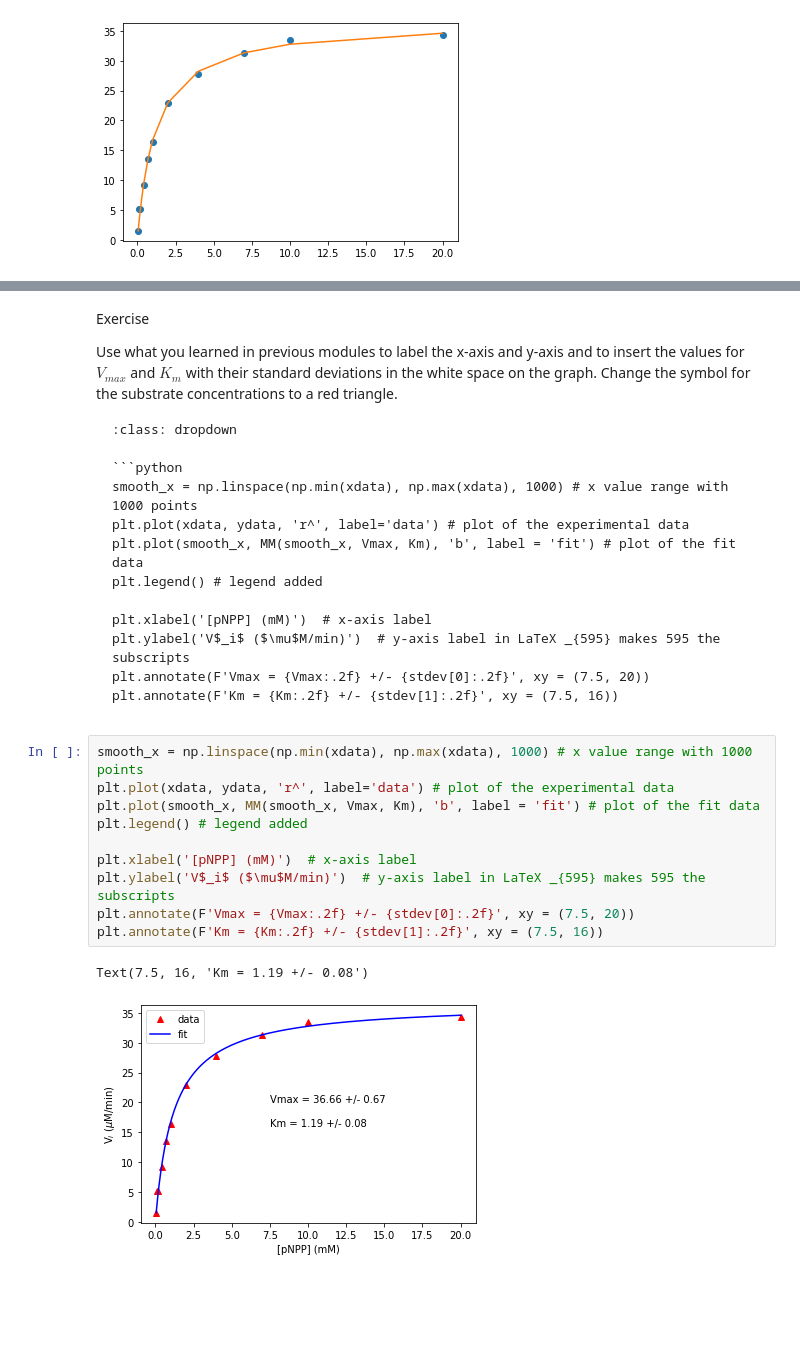
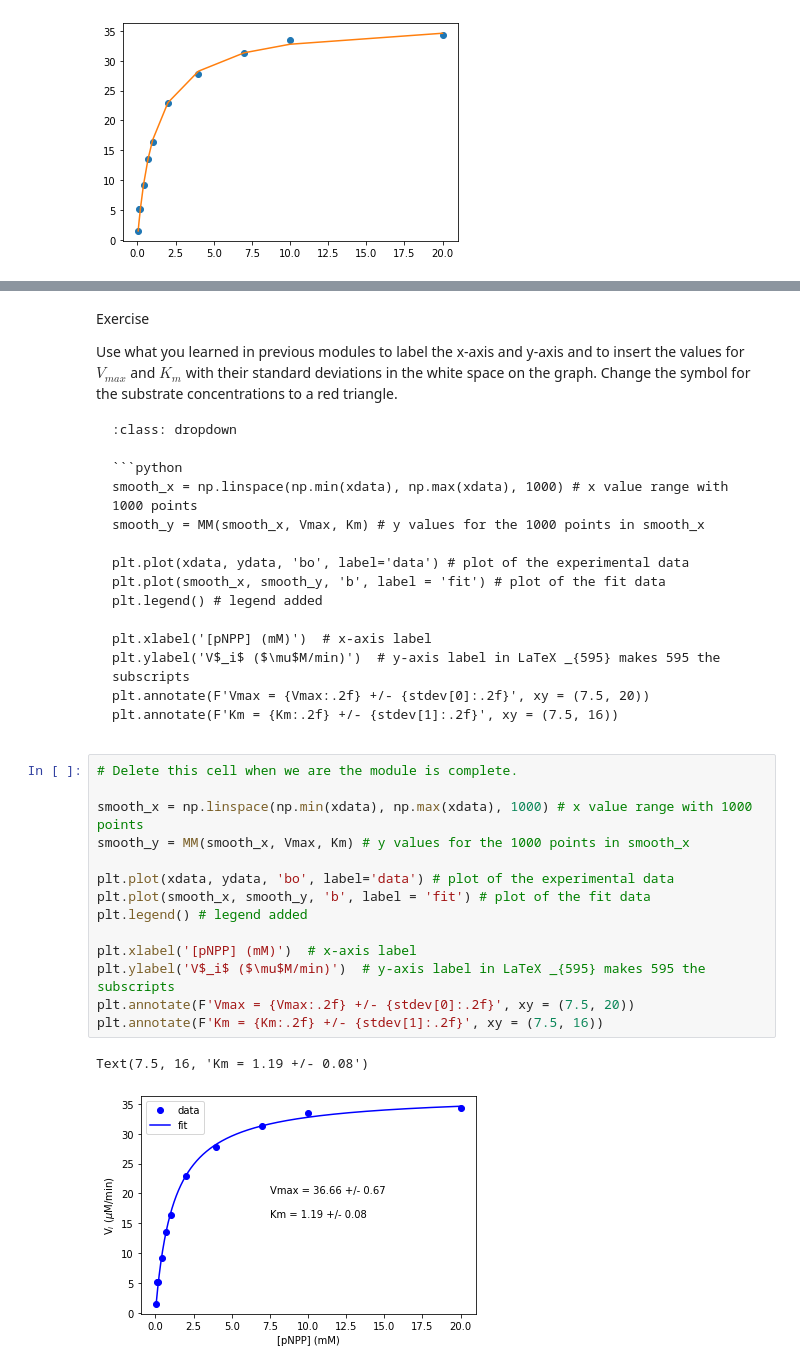
Before and after one commit to MolSSI-Education/python-scripting-biochemistry, a Jupyter notebook: biochemist-python/chapters/Non-Linear Regression Part 2.ipynb, the cells around one changed output, grey strips where cells are left out. Cells and saved outputs as stored; diff of their text form; blank space fills up the shorter version.

````diff
--- a/biochemist-python/chapters/Non-Linear Regression Part 2.ipynb
+++ b/biochemist-python/chapters/Non-Linear Regression Part 2.ipynb
@@ -278,8 +261,10 @@ plt.legend() # legend added
 
 ```python
 smooth_x = np.linspace(np.min(xdata), np.max(xdata), 1000) # x value range with 1000 points
-plt.plot(xdata, ydata, 'r^', label='data') # plot of the experimental data
-plt.plot(smooth_x, MM(smooth_x, Vmax, Km), 'b', label = 'fit') # plot of the fit data
+smooth_y = MM(smooth_x, Vmax, Km) # y values for the 1000 points in smooth_x
+
+plt.plot(xdata, ydata, 'bo', label='data') # plot of the experimental data
+plt.plot(smooth_x, smooth_y, 'b', label = 'fit') # plot of the fit data
 plt.legend() # legend added
 
 plt.xlabel('[pNPP] (mM)')  # x-axis label
@@ -290,18 +275,22 @@ plt.annotate(F'Km = {Km:.2f} +/- {stdev[1]:.2f}', xy = (7.5, 16))
 
 </div>
 # %%
+# Delete this cell when we are the module is complete.
+
 smooth_x = np.linspace(np.min(xdata), np.max(xdata), 1000) # x value range with 1000 points
-plt.plot(xdata, ydata, 'r^', label='data') # plot of the experimental data
-plt.plot(smooth_x, MM(smooth_x, Vmax, Km), 'b', label = 'fit') # plot of the fit data
+smooth_y = MM(smooth_x, Vmax, Km) # y values for the 1000 points in smooth_x
+
+plt.plot(xdata, ydata, 'bo', label='data') # plot of the experimental data
+plt.plot(smooth_x, smooth_y, 'b', label = 'fit') # plot of the fit data
 plt.legend() # legend added
 
 plt.xlabel('[pNPP] (mM)')  # x-axis label
 plt.ylabel('V$_i$ ($\mu$M/min)')  # y-axis label in LaTeX _{595} makes 595 the subscripts
 plt.annotate(F'Vmax = {Vmax:.2f} +/- {stdev[0]:.2f}', xy = (7.5, 20))
 plt.annotate(F'Km = {Km:.2f} +/- {stdev[1]:.2f}', xy = (7.5, 16))
 # %% [output]
 Text(7.5, 16, 'Km = 1.19 +/- 0.08')
-[figure, old version]
+[figure, new version]
 # %% [markdown]
 <div class="exercise-this-is-a-title exercise">
 <p class="exercise-title">Take Home Exercise</p>
````
Also changed, not shown: parts of 12 cells of this notebook.
